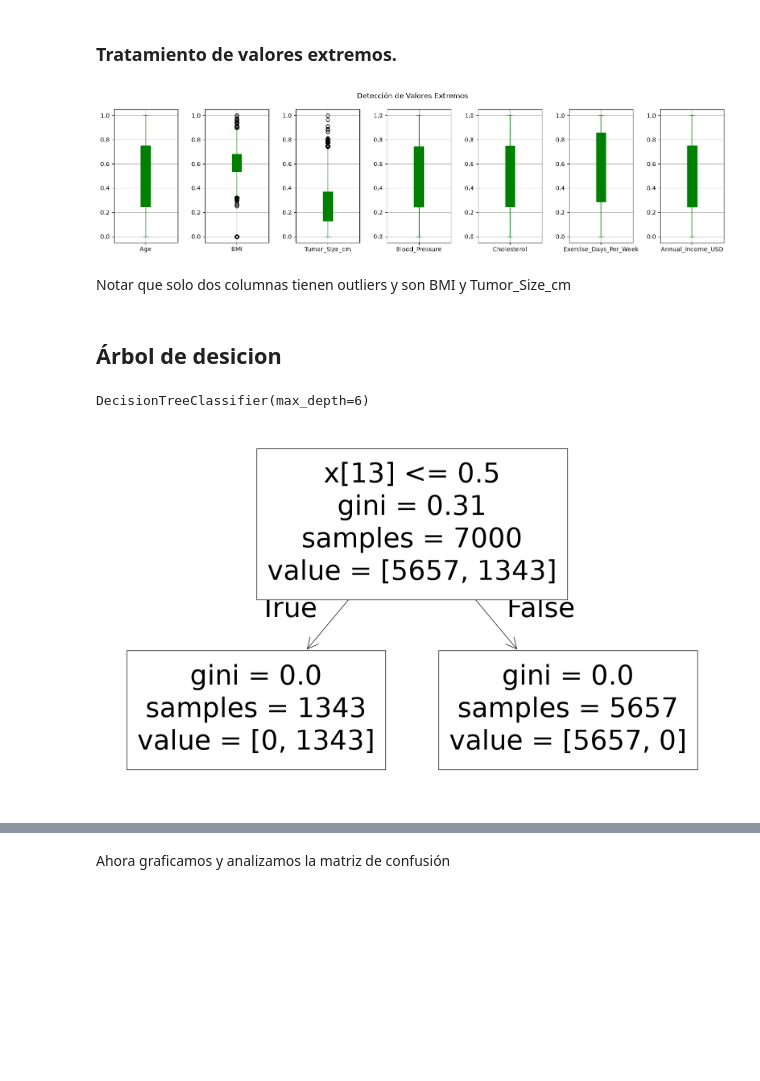
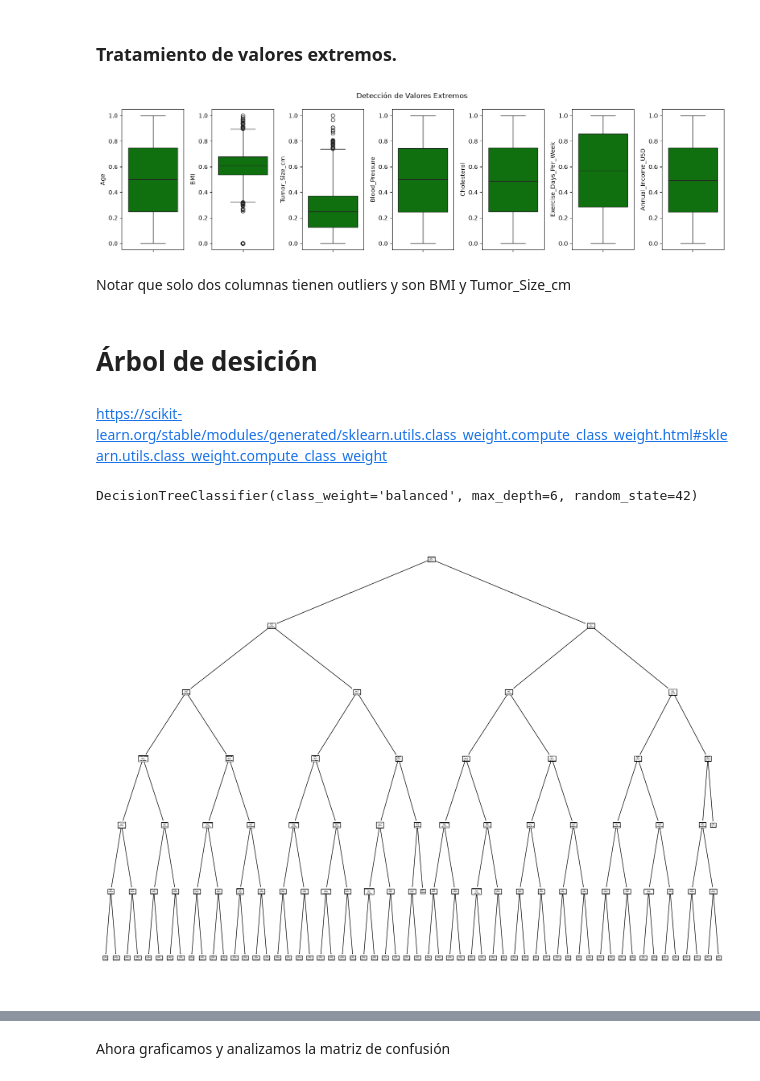
Before and after one commit to cony45678/Etica_Para_Ciencias_de_Datos, a Jupyter notebook: TallerSumativo2_Alarcon_Espinoza_Silva.ipynb, the cells around one changed output, grey strips where cells are left out. Drawn from its saved outputs; the diff is of its cells as text; code cells hidden in the pictures; blank space fills up the shorter version.

```diff
--- a/TallerSumativo2_Alarcon_Espinoza_Silva.ipynb
+++ b/TallerSumativo2_Alarcon_Espinoza_Silva.ipynb
@@ -389,12 +387,12 @@ plt.figure(figsize=(15, 4))
 for i in range(len(columnas_continuas)):
     col = columnas_continuas[i]
     plt.subplot(1, len(columnas_continuas), i + 1)
-    df.boxplot(column=col, patch_artist=True, color='green')
+    sns.boxplot(y=df[col], color='green')
 
 plt.suptitle('Detección de Valores Extremos')
 plt.tight_layout()
 plt.show()
 # %% [output]
-[figure, old version]
+[figure, new version]
 # %% [markdown]
 Notar que solo dos columnas tienen outliers y son BMI y Tumor_Size_cm
@@ -414,25 +399,44 @@ for col in cols_outliers:
+# %%
+cols_outliers = ['BMI', 'Tumor_Size_cm']
+
+# Obtenemos el IQR que es la diferencia entre el tercer y primer cuartil, así vermos que tan dispersos estan los datos
+for c in cols_outliers:
+    Q1 = df[c].quantile(0.25)
+    Q3 = df[c].quantile(0.75)
+    IQR = Q3 - Q1
+
+    # Luego se consideran outliers los valores abajo del limite inferior (LI) y arriba del limite superior
+    lim_inferior = Q1 - 1.5 * IQR
+    lim_superior = Q3 + 1.5 * IQR
+
+    # Revisamos cada fila de las columnas, si el valor es mayor a limite superior se reemplaza por el limite superior
+    # es análogo con el límite inferior
+    df.loc[df[col] > lim_superior, col] = lim_superior
+    df.loc[df[col] < lim_inferior, col] = lim_inferior
 # %% [markdown]
-## Árbol de desicion
+# Árbol de desición
 # %%
-# seleccionamos las variables predictoras y la variable dependiente
-X = df.drop(columns=['Cancer'])
+# Seleccionamos las variables predictoras y la variable dependiente
+X = df.drop(columns=['Cancer', 'Biopsy_Result', 'Cancer_Stage'])
 y = df['Cancer']
 
-#datos de entrenamiento y prueba
-X_train, X_test, y_train, y_test = train_test_split(X, y, test_size = 0.3)
+# Separamos en datos de entrenamiento y prueba
+X_train, X_test, y_train, y_test = train_test_split(X, y, test_size = 0.3, random_state=42)
+# %% [markdown]
+https://scikit-learn.org/stable/modules/generated/sklearn.utils.class_weight.compute_class_weight.html#sklearn.utils.class_weight.compute_class_weight
 # %%
 # Definimos el modelo y especificamos sus hiperparámetros
-classifier = DecisionTreeClassifier(max_depth=6)
+classifier = DecisionTreeClassifier(max_depth=6, class_weight='balanced', random_state=42)
 
-#ajustamos a los datos de entrenamiento
+# Ajustamos a los datos de entrenamiento
 classifier.fit(X_train, y_train)
 # %% [output]
-DecisionTreeClassifier(max_depth=6)
+DecisionTreeClassifier(class_weight='balanced', max_depth=6, random_state=42)
 # %%
-fig = plt.figure(figsize=(20,12))
+fig = plt.figure(figsize=(20,15))
 ax = fig.add_subplot(111)
-plot_tree(classifier, ax=ax)
+plot_tree(classifier, ax=ax, feature_names=X_train.columns)
 plt.show()
 # %% [output]
-[figure, old version]
+[figure, new version]
 # %%
```
Also changed, not shown: parts of 9 cells of this notebook.
